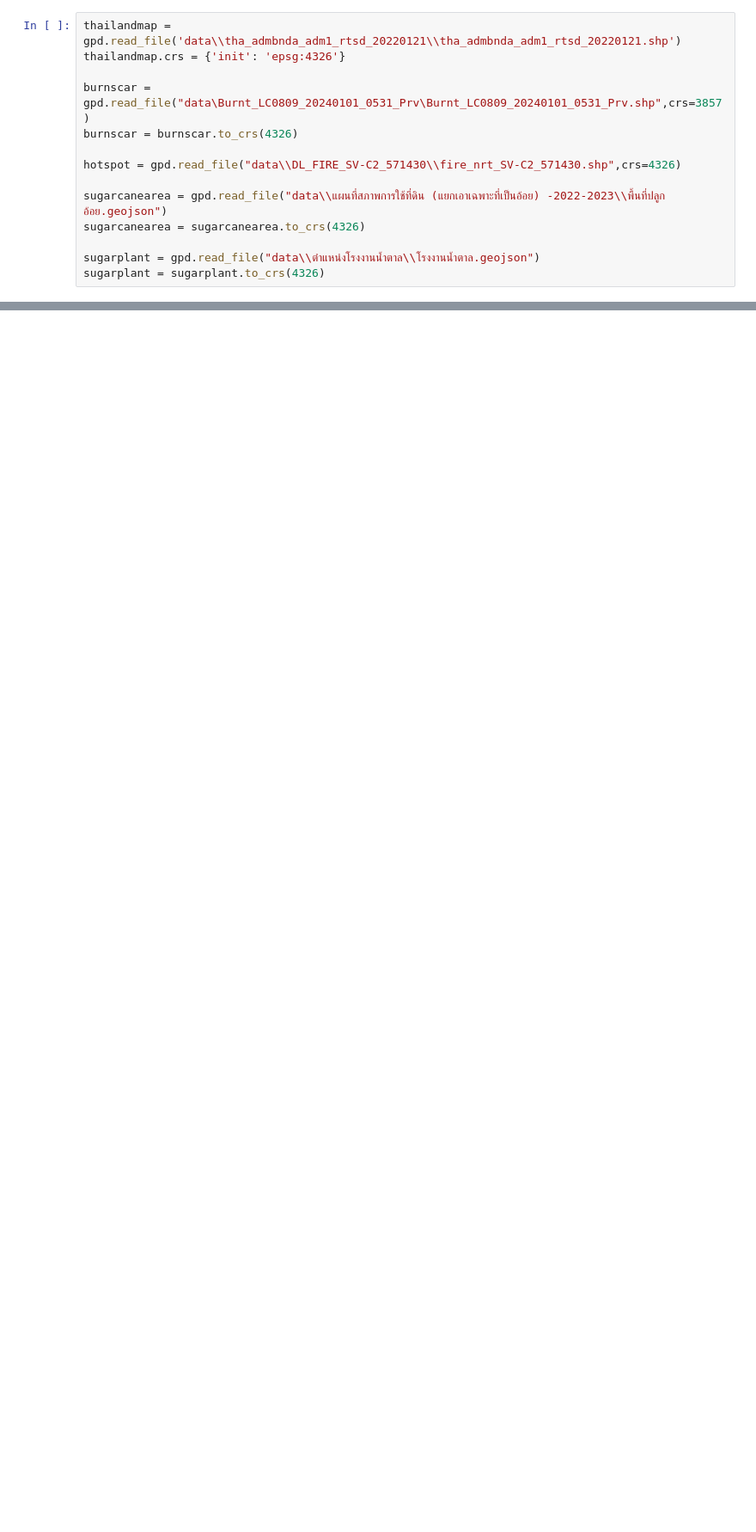
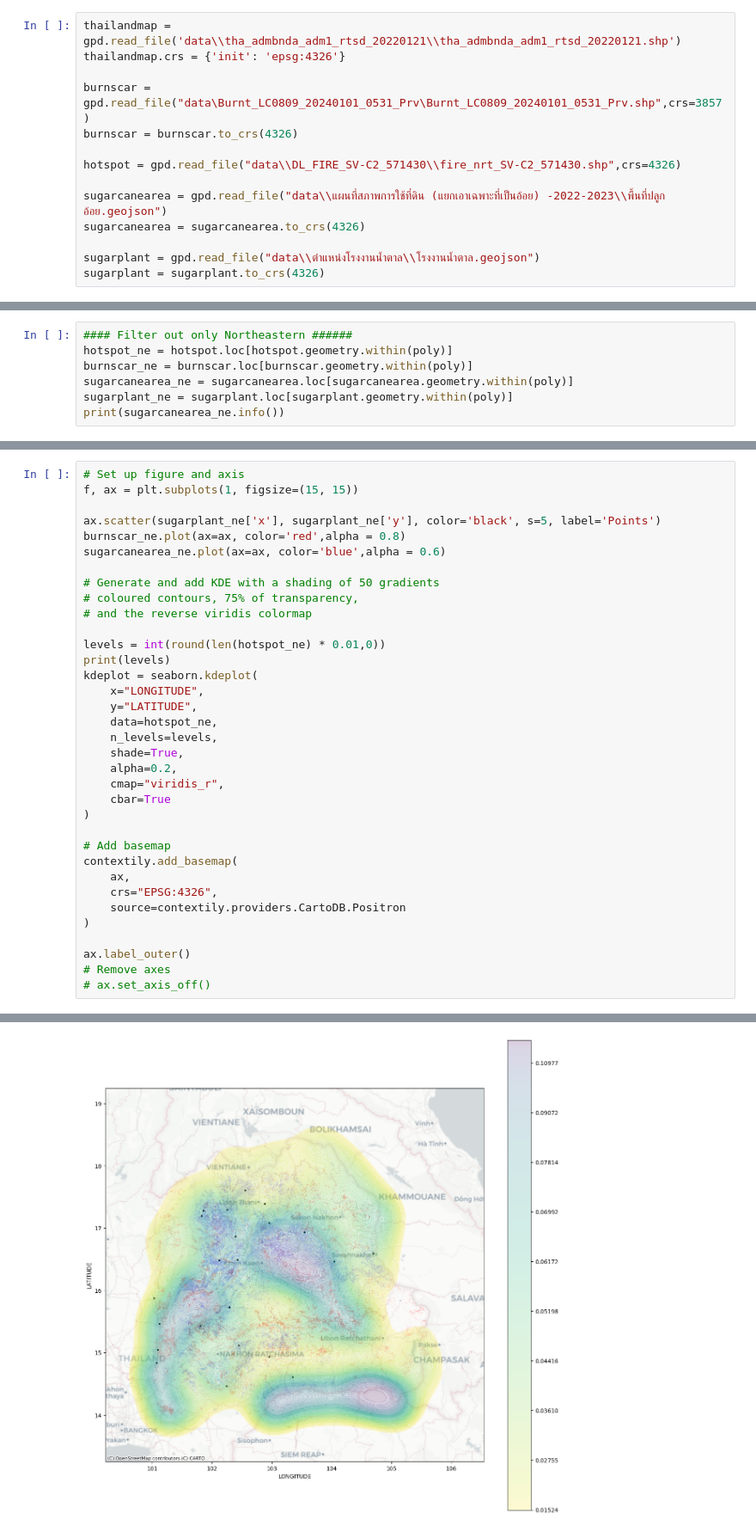
Before and after one commit to NarasetS/ESDA_Sugarcan_vs_Hotspot, a Jupyter notebook: ESDA.ipynb, the cells around one changed output, grey strips where cells are left out. Shown at 86% size. Cells and saved outputs as stored; diff of their text form; blank space fills up the shorter version.

```diff
--- a/ESDA.ipynb
+++ b/ESDA.ipynb
@@ -61,0 +81,7 @@ This will become an error in seaborn v0.14.0; please update your code.
+# %%
+#### Filter out only Northeastern ######
+hotspot_ne = hotspot.loc[hotspot.geometry.within(poly)]
+burnscar_ne = burnscar.loc[burnscar.geometry.within(poly)]
+sugarcanearea_ne = sugarcanearea.loc[sugarcanearea.geometry.within(poly)]
+sugarplant_ne = sugarplant.loc[sugarplant.geometry.within(poly)]
+print(sugarcanearea_ne.info())
@@ -61,0 +106,36 @@ This will become an error in seaborn v0.14.0; please update your code.
+# %%
+# Set up figure and axis
+f, ax = plt.subplots(1, figsize=(15, 15))
+
+ax.scatter(sugarplant_ne['x'], sugarplant_ne['y'], color='black', s=5, label='Points')
+burnscar_ne.plot(ax=ax, color='red',alpha = 0.8)
+sugarcanearea_ne.plot(ax=ax, color='blue',alpha = 0.6)
+
+# Generate and add KDE with a shading of 50 gradients
+# coloured contours, 75% of transparency,
+# and the reverse viridis colormap
+
+levels = int(round(len(hotspot_ne) * 0.01,0))
+print(levels)
+kdeplot = seaborn.kdeplot(
+    x="LONGITUDE",
+    y="LATITUDE",
+    data=hotspot_ne,
+    n_levels=levels,
+    shade=True,
+    alpha=0.2,
+    cmap="viridis_r",
+    cbar=True
+)
+
+# Add basemap
+contextily.add_basemap(
+    ax,
+    crs="EPSG:4326",
+    source=contextily.providers.CartoDB.Positron
+)
+
+ax.label_outer()
+# Remove axes
+# ax.set_axis_off()
+# %% [output]
@@ -61,0 +147 @@ This will become an error in seaborn v0.14.0; please update your code.
+[figure, added]
```
Also changed, not shown: parts of 7 cells of this notebook, 1 other file.
